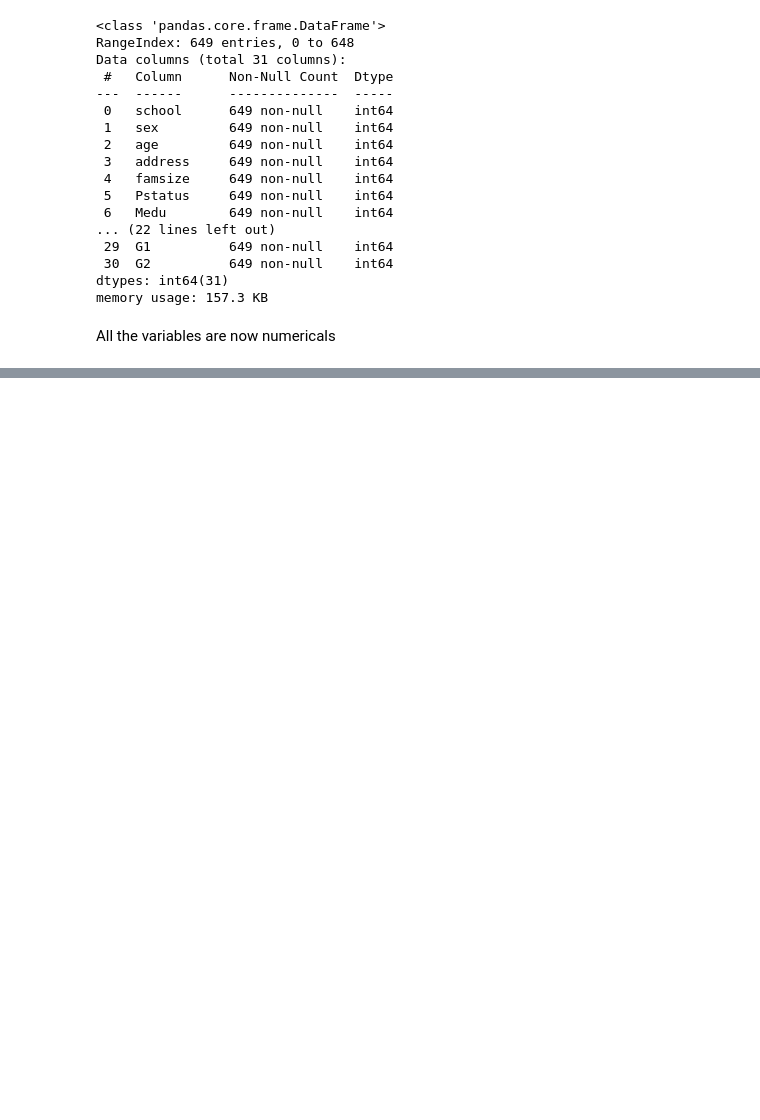
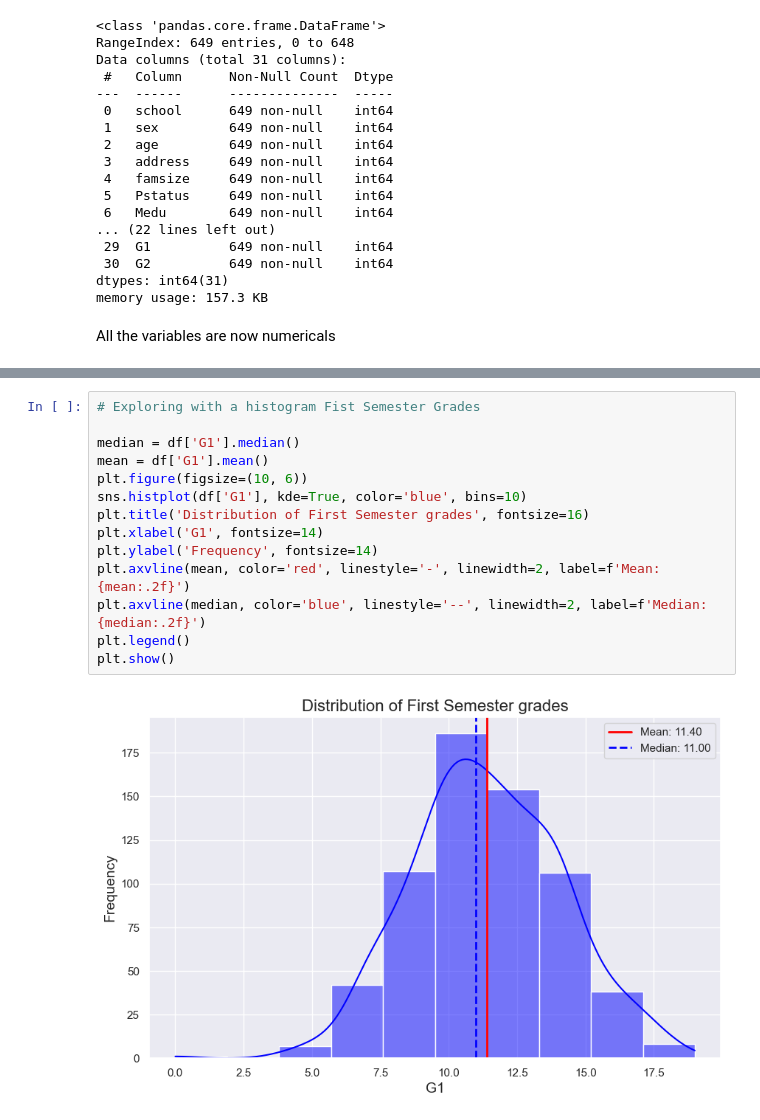
Before and after one commit to msotomayorpal/CA-3-Capstone-Strategic-Thinking, a Jupyter notebook: CA 2 strategic thinking Capstone Report.ipynb, the cells around one changed output, grey strips where cells are left out. Drawn from its saved outputs; the diff is of its cells as text; blank space fills up the shorter version.

```diff
--- a/CA 2 strategic thinking Capstone Report.ipynb
+++ b/CA 2 strategic thinking Capstone Report.ipynb
@@ -152,0 +175,16 @@ All the variables are now numericals
+# %%
+# Exploring with a histogram Fist Semester Grades
+
+median = df['G1'].median()
+mean = df['G1'].mean()
+plt.figure(figsize=(10, 6))
+sns.histplot(df['G1'], kde=True, color='blue', bins=10)
+plt.title('Distribution of First Semester grades', fontsize=16)
+plt.xlabel('G1', fontsize=14)
+plt.ylabel('Frequency', fontsize=14)
+plt.axvline(mean, color='red', linestyle='-', linewidth=2, label=f'Mean: {mean:.2f}')
+plt.axvline(median, color='blue', linestyle='--', linewidth=2, label=f'Median: {median:.2f}')
+plt.legend()
+plt.show()
+# %% [output]
+[figure, added]
```
Also changed, not shown: parts of 3 cells of this notebook.
